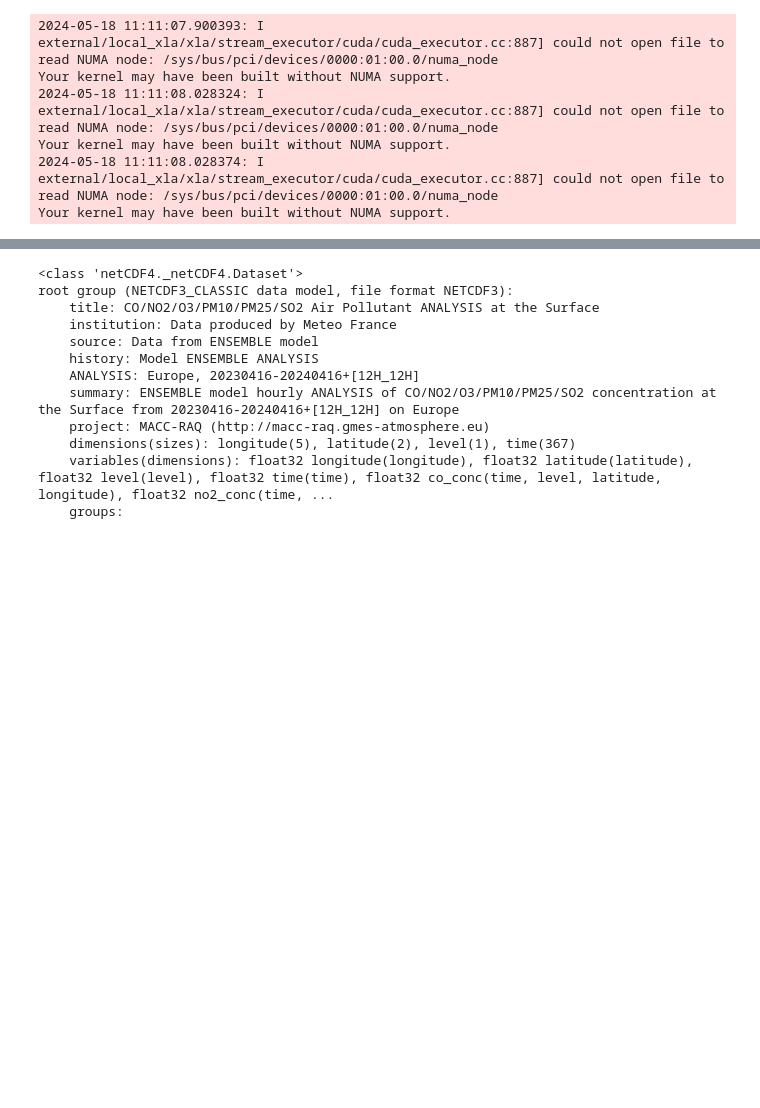
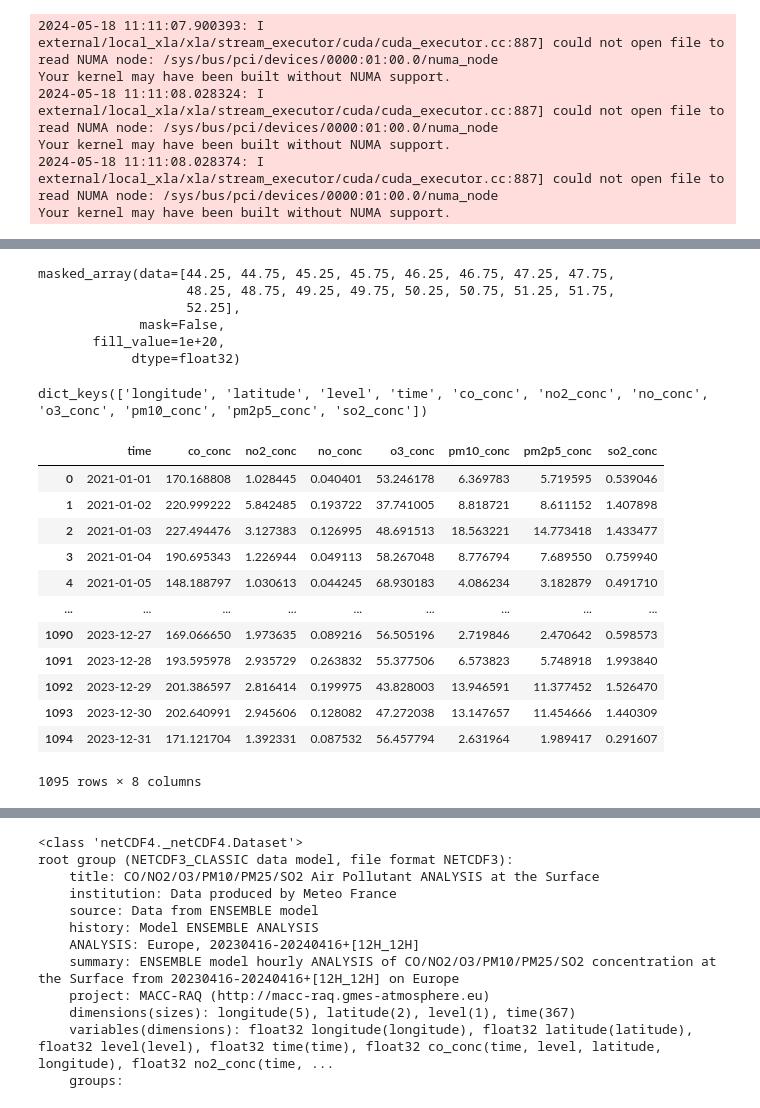
Before and after one commit to ItyTell/Modeling-the-distribution-of-harmful-emissions-in-the-atmosphere, a Jupyter notebook: main.ipynb, the cells around one changed output, grey strips where cells are left out. Drawn from its saved outputs; the diff is of its cells as text; code cells hidden in the pictures; blank space fills up the shorter version.

Commit message:
dataframe for single point

```diff
--- a/main.ipynb
+++ b/main.ipynb
@@ -49,3 +26,12 @@ Your kernel may have been built without NUMA support.
 Your kernel may have been built without NUMA support.
 2024-05-18 11:11:08.028374: I external/local_xla/xla/stream_executor/cuda/cuda_executor.cc:887] could not open file to read NUMA node: /sys/bus/pci/devices/0000:01:00.0/numa_node
 Your kernel may have been built without NUMA support.
+# %%
+
+data = {
+    year: {
+            "climate": nc.Dataset("data/main/" + year + "/climate.nc"),
+            "polution": nc.Dataset("data/main/" + year + "/polution.nc"),
+        }
+    for year in ["2021", "2022", "2023"]
+}
@@ -51,0 +83,57 @@ Your kernel may have been built without NUMA support.
+# %%
+data["2021"]["climate"].variables['lat'][:]
+# %% [output]
+masked_array(data=[44.25, 44.75, 45.25, 45.75, 46.25, 46.75, 47.25, 47.75,
+                   48.25, 48.75, 49.25, 49.75, 50.25, 50.75, 51.25, 51.75,
+                   52.25],
+             mask=False,
+       fill_value=1e+20,
+            dtype=float32)
+# %%
+data["2021"]["polution"].variables.keys()
+# %% [output]
+dict_keys(['longitude', 'latitude', 'level', 'time', 'co_conc', 'no2_conc', 'no_conc', 'o3_conc', 'pm10_conc', 'pm2p5_conc', 'so2_conc'])
+# %%
+start_date = datetime.date(2021, 1, 1); end_date = datetime.date(2023, 12, 31)
+time = [start_date + datetime.timedelta(days=i) for i in range((end_date - start_date).days + 1)]
+
+co_conc = np.array(data["2021"]["polution"].variables["co_conc"][:, 0, 0, -1])
+no2_conc = np.array(data["2021"]["polution"].variables["no2_conc"][:, 0, 0, -1])
+no_conc = np.array(data["2021"]["polution"].variables["no_conc"][:, 0, 0, -1])
+o3_conc = np.array(data["2021"]["polution"].variables["o3_conc"][:, 0, 0, -1])
+pm10_conc = np.array(data["2021"]["polution"].variables["pm10_conc"][:, 0, 0, -1])
+pm2p5_conc = np.array(data["2021"]["polution"].variables["pm2p5_conc"][:, 0, 0, -1])
+so2_conc = np.array(data["2021"]["polution"].variables["so2_conc"][:, 0, 0, -1])
+
+for year in ["2022", "2023"]:
+    co_conc = np.append(co_conc, np.array(data[year]["polution"].variables["co_conc"][:, 0, 0, -1]))
+    no2_conc = np.append(no2_conc, np.array(data[year]["polution"].variables["no2_conc"][:, 0, 0, -1]))
+    no_conc = np.append(no_conc, np.array(data[year]["polution"].variables["no_conc"][:, 0, 0, -1]))
+    o3_conc = np.append(o3_conc, np.array(data[year]["polution"].variables["o3_conc"][:, 0, 0, -1]))
+    pm10_conc = np.append(pm10_conc, np.array(data[year]["polution"].variables["pm10_conc"][:, 0, 0, -1]))
+    pm2p5_conc = np.append(pm2p5_conc, np.array(data[year]["polution"].variables["pm2p5_conc"][:, 0, 0, -1]))
+    so2_conc = np.append(so2_conc,  np.array(data[year]["polution"].variables["so2_conc"][:, 0, 0, -1]))
+pd.DataFrame({
+    "time": time,
+    "co_conc": co_conc,
+    "no2_conc": no2_conc,
+    "no_conc": no_conc,
+    "o3_conc": o3_conc,
+    "pm10_conc": pm10_conc,
+    "pm2p5_conc": pm2p5_conc,
+    "so2_conc": so2_conc
+})
+# %% [output]
+|  | time | co_conc | no2_conc | no_conc | o3_conc | pm10_conc | pm2p5_conc | so2_conc |
+| 0 | 2021-01-01 | 170.168808 | 1.028445 | 0.040401 | 53.246178 | 6.369783 | 5.719595 | 0.539046 |
+| 1 | 2021-01-02 | 220.999222 | 5.842485 | 0.193722 | 37.741005 | 8.818721 | 8.611152 | 1.407898 |
+| 2 | 2021-01-03 | 227.494476 | 3.127383 | 0.126995 | 48.691513 | 18.563221 | 14.773418 | 1.433477 |
+| 3 | 2021-01-04 | 190.695343 | 1.226944 | 0.049113 | 58.267048 | 8.776794 | 7.689550 | 0.759940 |
+| 4 | 2021-01-05 | 148.188797 | 1.030613 | 0.044245 | 68.930183 | 4.086234 | 3.182879 | 0.491710 |
+| ... | ... | ... | ... | ... | ... | ... | ... | ... |
+| 1090 | 2023-12-27 | 169.066650 | 1.973635 | 0.089216 | 56.505196 | 2.719846 | 2.470642 | 0.598573 |
+| 1091 | 2023-12-28 | 193.595978 | 2.935729 | 0.263832 | 55.377506 | 6.573823 | 5.748918 | 1.993840 |
+| 1092 | 2023-12-29 | 201.386597 | 2.816414 | 0.199975 | 43.828003 | 13.946591 | 11.377452 | 1.526470 |
+| 1093 | 2023-12-30 | 202.640991 | 2.945606 | 0.128082 | 47.272038 | 13.147657 | 11.454666 | 1.440309 |
+| 1094 | 2023-12-31 | 171.121704 | 1.392331 | 0.087532 | 56.457794 | 2.631964 | 1.989417 | 0.291607 |
+1095 rows × 8 columns
```
Also changed, not shown: parts of 9 cells of this notebook.
